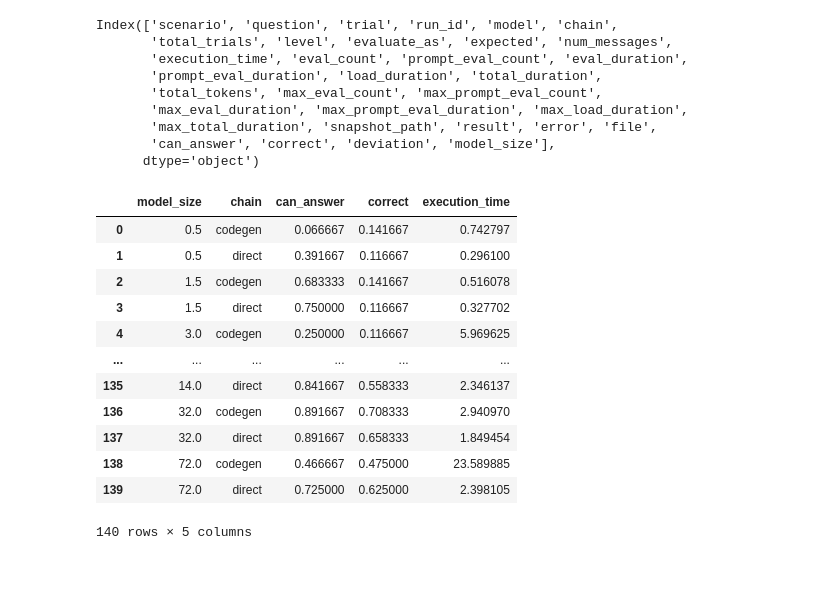
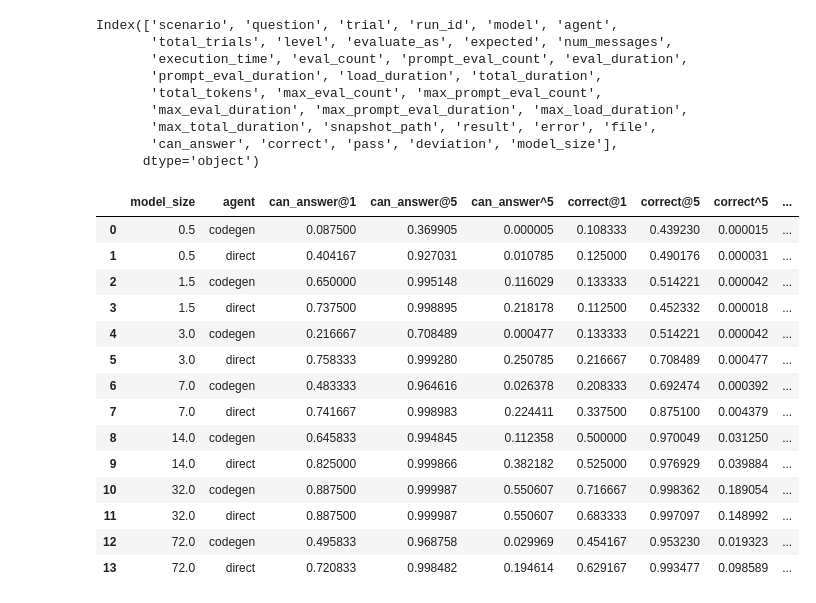
Before and after one commit to chenseanxy/llm-ran, a Jupyter notebook: notebooks/scaling.ipynb, the cells around one changed output. Saved outputs shown, nothing was run; the diff lists cells and outputs as text; code cells hidden in the pictures; blank space fills up the shorter version.

```diff
--- a/notebooks/scaling.ipynb
+++ b/notebooks/scaling.ipynb
@@ -13,38 +12,66 @@ Using matplotlib backend: module://matplotlib_inline.backend_inline
 # %%
-DATA_PATH = "../data/"
+DATA_PATH = "../data"
+OUTPUT_PATH = "../../thesis/figures"
 df = pd.read_csv(f"{DATA_PATH}/processed/combined.csv", index_col=0)
 df = df[(df['scenario'] == "base") & (df['model'].str.startswith('qwen2.5:'))]
-df['model_size'] = df['model'].str.split(':').str[1].str.replace('b', '').astype(float)
+df['model_size'] = df['model'].str.split(':').str[1].str.replace('b', '').str.replace('8x', '').astype(float)
+df = df.rename(columns={"chain": "agent"})
 df.columns
 # %% [output]
-Index(['scenario', 'question', 'trial', 'run_id', 'model', 'chain',
+Index(['scenario', 'question', 'trial', 'run_id', 'model', 'agent',
        'total_trials', 'level', 'evaluate_as', 'expected', 'num_messages',
        'execution_time', 'eval_count', 'prompt_eval_count', 'eval_duration',
        'prompt_eval_duration', 'load_duration', 'total_duration',
        'total_tokens', 'max_eval_count', 'max_prompt_eval_count',
        'max_eval_duration', 'max_prompt_eval_duration', 'max_load_duration',
        'max_total_duration', 'snapshot_path', 'result', 'error', 'file',
-       'can_answer', 'correct', 'deviation', 'model_size'],
+       'can_answer', 'correct', 'pass', 'deviation', 'model_size'],
       dtype='object')
 # %%
-# Resample: calculate mean and std of five samples out of each 10 samples
-resampled = pd.concat(
-    df.groupby(["model_size", "chain"]).sample(frac=0.5, random_state=i).groupby(["model_size", "chain"])[["can_answer", "correct", 'execution_time']].mean(numeric_only=True)
-    for i in range(10)
-).reset_index()
-resampled
+group_by = ["model_size", "agent"]
+metrics = ["can_answer", "correct", 'execution_time', "total_tokens", "num_messages", "pass"]
+agg = {
+    "can_answer@1": ('can_answer', pass_at(1)),
+    "can_answer@5": ('can_answer', pass_at(5)),
+    "can_answer^5": ('can_answer', pass_power(5)),
+    "correct@1": ('correct', pass_at(1)),
+    "correct@5": ('correct', pass_at(5)),
+    "correct^5": ('correct', pass_power(5)),
+    "pass@1": ('pass', pass_at(1)),
+    "pass@5": ('pass', pass_at(5)),
+    "pass^5": ('pass', pass_power(5)),
+    "execution_time": ('execution_time', 'mean'),
+    "total_tokens": ('total_tokens', 'mean'),
+    "num_messages": ('num_messages', 'mean'),
+}
+resampled = df.groupby(group_by)[metrics].agg(**agg).reset_index()
+# resampled = pd.concat(
+#     df.groupby(group_by).sample(frac=0.5, random_state=i).groupby(group_by)[metrics].agg([])
+#     for i in range(10)
+# ).reset_index()
+# resampled
+display(resampled)
+pivoted = resampled.melt(
+    id_vars=group_by,
+    value_vars=agg.keys(),
+    var_name="metric",
+    value_name="value",
+)
+# display(pivoted)
 # %% [output]
-|  | model_size | chain | can_answer | correct | execution_time |
-| 0 | 0.5 | codegen | 0.066667 | 0.141667 | 0.742797 |
-| 1 | 0.5 | direct | 0.391667 | 0.116667 | 0.296100 |
-| 2 | 1.5 | codegen | 0.683333 | 0.141667 | 0.516078 |
-| 3 | 1.5 | direct | 0.750000 | 0.116667 | 0.327702 |
-| 4 | 3.0 | codegen | 0.250000 | 0.116667 | 5.969625 |
-| ... | ... | ... | ... | ... | ... |
-| 135 | 14.0 | direct | 0.841667 | 0.558333 | 2.346137 |
-| 136 | 32.0 | codegen | 0.891667 | 0.708333 | 2.940970 |
-| 137 | 32.0 | direct | 0.891667 | 0.658333 | 1.849454 |
-| 138 | 72.0 | codegen | 0.466667 | 0.475000 | 23.589885 |
-| 139 | 72.0 | direct | 0.725000 | 0.625000 | 2.398105 |
+|  | model_size | agent | can_answer@1 | can_answer@5 | can_answer^5 | correct@1 | correct@5 | correct^5 | ... |
+| 0 | 0.5 | codegen | 0.087500 | 0.369905 | 0.000005 | 0.108333 | 0.439230 | 0.000015 | ... |
+| 1 | 0.5 | direct | 0.404167 | 0.927031 | 0.010785 | 0.125000 | 0.490176 | 0.000031 | ... |
+| 2 | 1.5 | codegen | 0.650000 | 0.995148 | 0.116029 | 0.133333 | 0.514221 | 0.000042 | ... |
+| 3 | 1.5 | direct | 0.737500 | 0.998895 | 0.218178 | 0.112500 | 0.452332 | 0.000018 | ... |
+| 4 | 3.0 | codegen | 0.216667 | 0.708489 | 0.000477 | 0.133333 | 0.514221 | 0.000042 | ... |
+| 5 | 3.0 | direct | 0.758333 | 0.999280 | 0.250785 | 0.216667 | 0.708489 | 0.000477 | ... |
+| 6 | 7.0 | codegen | 0.483333 | 0.964616 | 0.026378 | 0.208333 | 0.692474 | 0.000392 | ... |
+| 7 | 7.0 | direct | 0.741667 | 0.998983 | 0.224411 | 0.337500 | 0.875100 | 0.004379 | ... |
+| 8 | 14.0 | codegen | 0.645833 | 0.994845 | 0.112358 | 0.500000 | 0.970049 | 0.031250 | ... |
+| 9 | 14.0 | direct | 0.825000 | 0.999866 | 0.382182 | 0.525000 | 0.976929 | 0.039884 | ... |
+| 10 | 32.0 | codegen | 0.887500 | 0.999987 | 0.550607 | 0.716667 | 0.998362 | 0.189054 | ... |
+| 11 | 32.0 | direct | 0.887500 | 0.999987 | 0.550607 | 0.683333 | 0.997097 | 0.148992 | ... |
+| 12 | 72.0 | codegen | 0.495833 | 0.968758 | 0.029969 | 0.454167 | 0.953230 | 0.019323 | ... |
+| 13 | 72.0 | direct | 0.720833 | 0.998482 | 0.194614 | 0.629167 | 0.993477 | 0.098589 | ... |
-140 rows × 5 columns
 # %%
```
Also changed, not shown: parts of 7 cells of this notebook, 7 other files.
